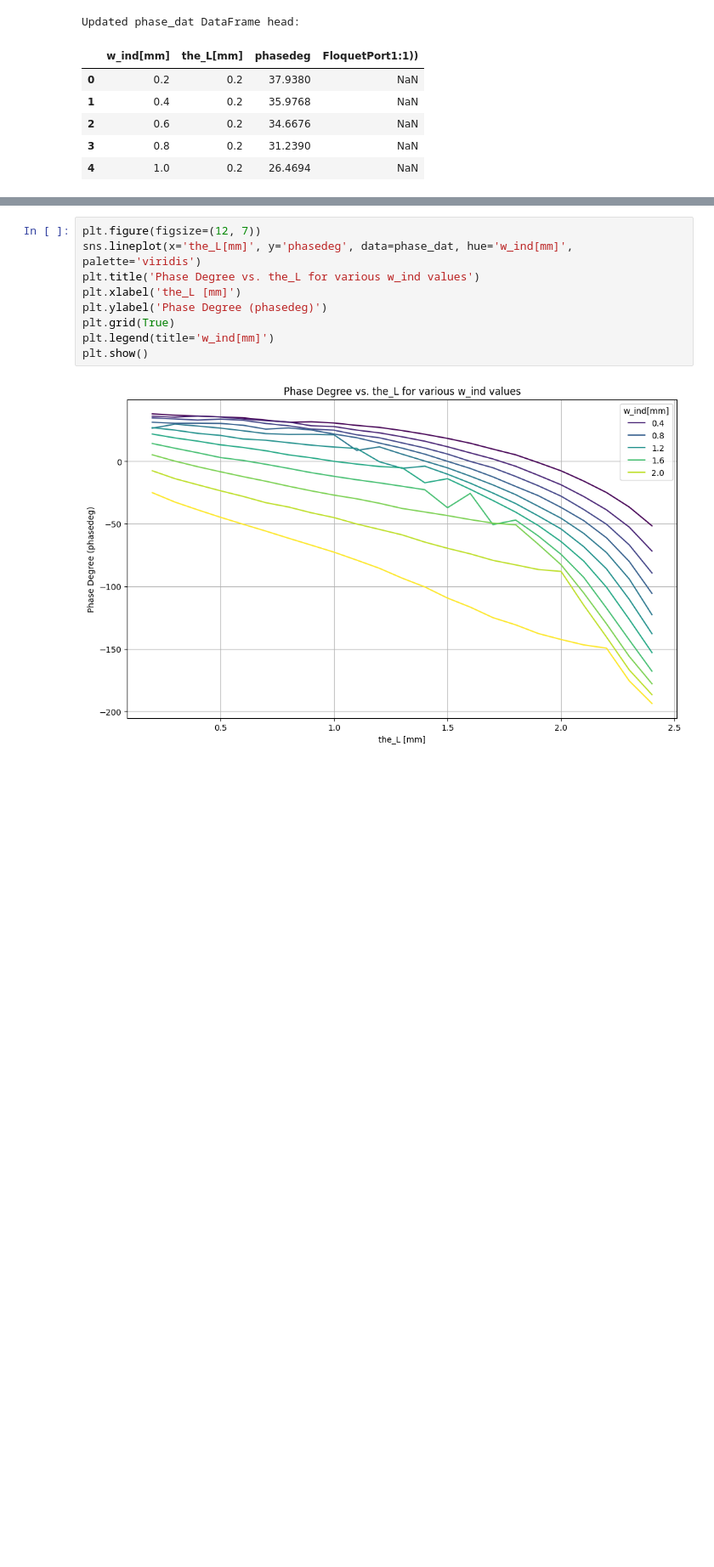
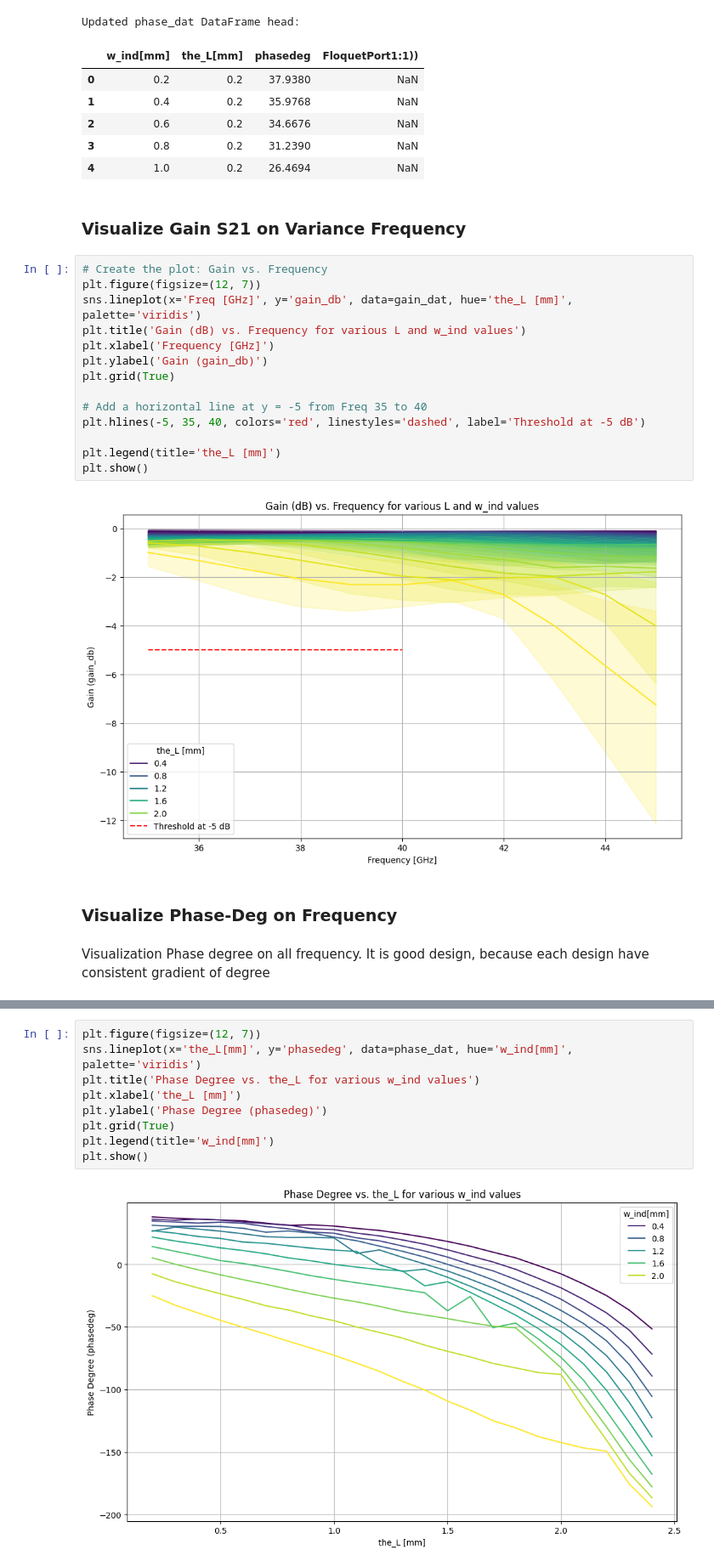
Before and after one commit to zharfanw/zhar_hfss_pyhelper, a Jupyter notebook: BigPLusAirgap_DataDesign.ipynb, the cells around one changed output, grey strips where cells are left out. Shown at 85% size. Cells and saved outputs as stored; diff of their text form; blank space fills up the shorter version.

```diff
--- a/BigPLusAirgap_DataDesign.ipynb
+++ b/BigPLusAirgap_DataDesign.ipynb
@@ -49,3 +63,25 @@ Updated phase_dat DataFrame head:
 | 2 | 0.6 | 0.2 | 34.6676 | NaN |
 | 3 | 0.8 | 0.2 | 31.2390 | NaN |
 | 4 | 1.0 | 0.2 | 26.4694 | NaN |
+# %% [markdown]
+### Visualize Gain S21 on Variance Frequency
+# %%
+# Create the plot: Gain vs. Frequency
+plt.figure(figsize=(12, 7))
+sns.lineplot(x='Freq [GHz]', y='gain_db', data=gain_dat, hue='the_L [mm]', palette='viridis')
+plt.title('Gain (dB) vs. Frequency for various L and w_ind values')
+plt.xlabel('Frequency [GHz]')
+plt.ylabel('Gain (gain_db)')
+plt.grid(True)
+
+# Add a horizontal line at y = -5 from Freq 35 to 40
+plt.hlines(-5, 35, 40, colors='red', linestyles='dashed', label='Threshold at -5 dB')
+
+plt.legend(title='the_L [mm]')
+plt.show()
+# %% [output]
+[figure, added]
+# %% [markdown]
+### Visualize Phase-Deg on Frequency
+# %% [markdown]
+Visualization Phase degree on all frequency. It is good design, because each design have consistent gradient of degree
```
Also changed, not shown: parts of 50 cells of this notebook.
